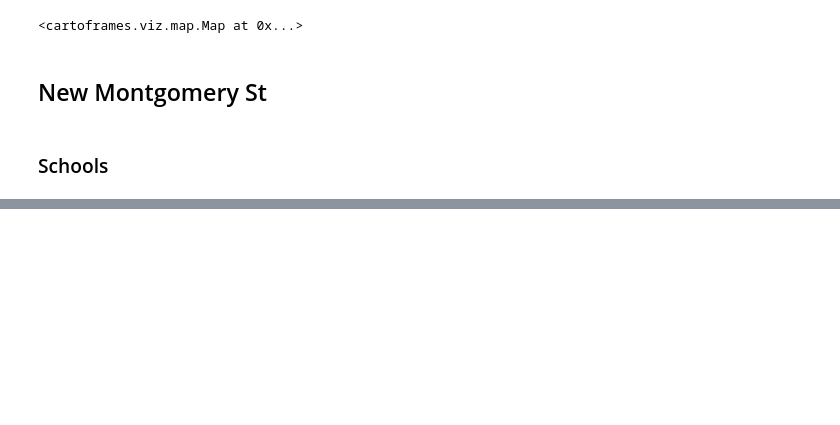
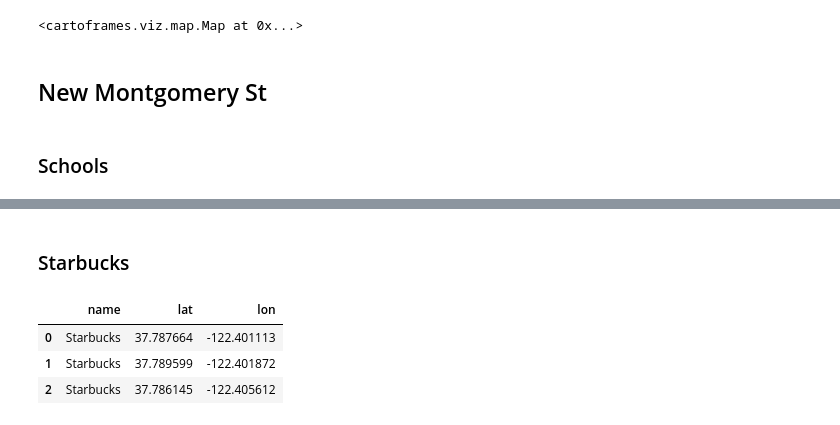
Before and after one commit to lauurasarabia/Imperial_Game, a Jupyter notebook: Offices.ipynb, the cells around one changed output, grey strips where cells are left out. Drawn from its saved outputs; the diff is of its cells as text; code cells hidden in the pictures; blank space fills up the shorter version.

```diff
--- a/Offices.ipynb
+++ b/Offices.ipynb
@@ -65,0 +44,12 @@ nearby_newmont("1000", "12058")
+# %% [markdown]
+### Starbucks
+# %%
+df_strbucksnm = strbucks_newmontgomery(
+    "https://api.foursquare.com/v3/places/search?ll=37.787460%2C-122.402712&radius=1000&chains=ab4c54c0-d68a-012e-5619-003048cad9da&limit=15"
+)
+df_strbucksnm[:3]
+# %% [output]
+|  | name | lat | lon |
+| 0 | Starbucks | 37.787664 | -122.401113 |
+| 1 | Starbucks | 37.789599 | -122.401872 |
+| 2 | Starbucks | 37.786145 | -122.405612 |
```
Also changed, not shown: parts of 59 cells of this notebook, 2 other files.
